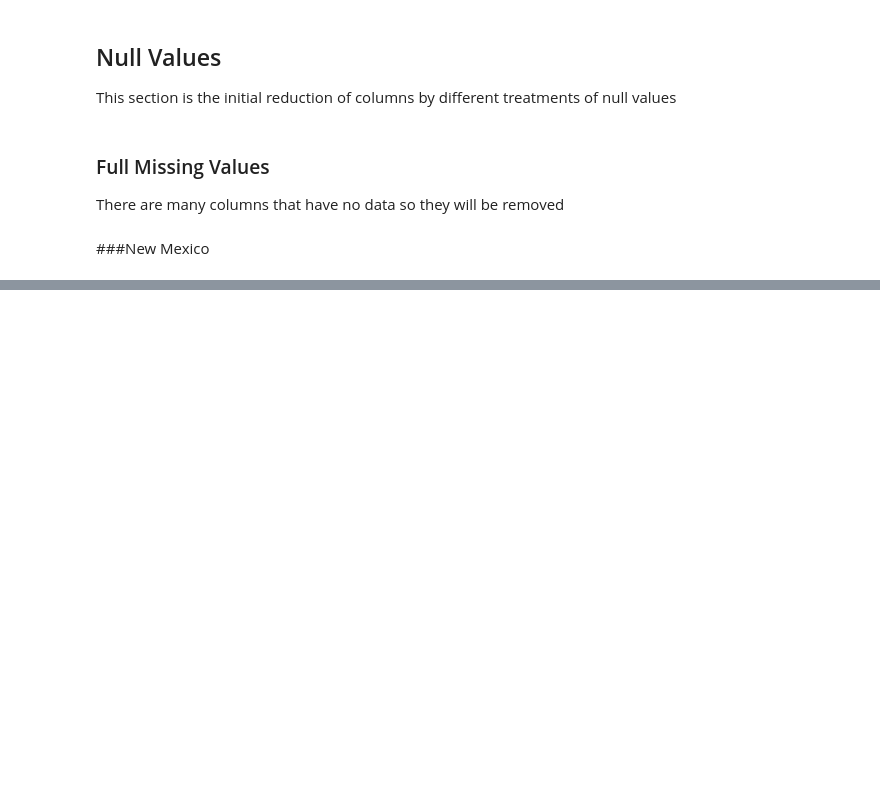
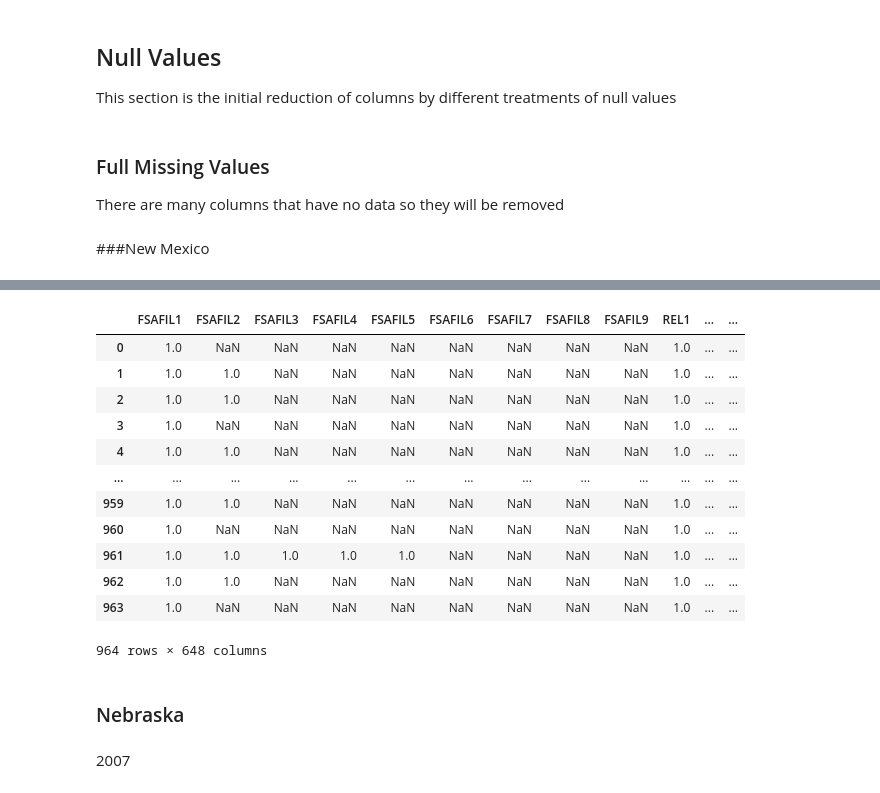
Before and after one commit to a-barker/QGIS-data-project, a Jupyter notebook: notebooks/1_EDA.ipynb, the cells around one changed output, grey strips where cells are left out. Drawn from its saved outputs; the diff is of its cells as text; code cells hidden in the pictures; blank space fills up the shorter version.

Commit message:
Day 2 assignment - creating clean data

```diff
--- a/notebooks/1_EDA.ipynb
+++ b/notebooks/1_EDA.ipynb
@@ -298,0 +375,28 @@ There are many columns that have no data so they will be removed
+# %%
+#Remove those columns
+first_cut = df_nm17.isnull().sum().sort_values(ascending=False)[:165]
+first_cut_df = pd.DataFrame([first_cut])
+first_cut_df.T
+fc_list = list(first_cut_df.columns)
+
+#remove them
+nm17 = df_nm17.drop(fc_list,axis=1)
+nm17
+# %% [output]
+|  | FSAFIL1 | FSAFIL2 | FSAFIL3 | FSAFIL4 | FSAFIL5 | FSAFIL6 | FSAFIL7 | FSAFIL8 | FSAFIL9 | REL1 | ... | ... |
+| 0 | 1.0 | NaN | NaN | NaN | NaN | NaN | NaN | NaN | NaN | 1.0 | ... | ... |
+| 1 | 1.0 | 1.0 | NaN | NaN | NaN | NaN | NaN | NaN | NaN | 1.0 | ... | ... |
+| 2 | 1.0 | 1.0 | NaN | NaN | NaN | NaN | NaN | NaN | NaN | 1.0 | ... | ... |
+| 3 | 1.0 | NaN | NaN | NaN | NaN | NaN | NaN | NaN | NaN | 1.0 | ... | ... |
+| 4 | 1.0 | 1.0 | NaN | NaN | NaN | NaN | NaN | NaN | NaN | 1.0 | ... | ... |
+| ... | ... | ... | ... | ... | ... | ... | ... | ... | ... | ... | ... | ... |
+| 959 | 1.0 | 1.0 | NaN | NaN | NaN | NaN | NaN | NaN | NaN | 1.0 | ... | ... |
+| 960 | 1.0 | NaN | NaN | NaN | NaN | NaN | NaN | NaN | NaN | 1.0 | ... | ... |
+| 961 | 1.0 | 1.0 | 1.0 | 1.0 | 1.0 | NaN | NaN | NaN | NaN | 1.0 | ... | ... |
+| 962 | 1.0 | 1.0 | NaN | NaN | NaN | NaN | NaN | NaN | NaN | 1.0 | ... | ... |
+| 963 | 1.0 | NaN | NaN | NaN | NaN | NaN | NaN | NaN | NaN | 1.0 | ... | ... |
+964 rows × 648 columns
+# %% [markdown]
+### Nebraska
+# %% [markdown]
+2007
```
Also changed, not shown: parts of 30 cells of this notebook, 11 other files.
